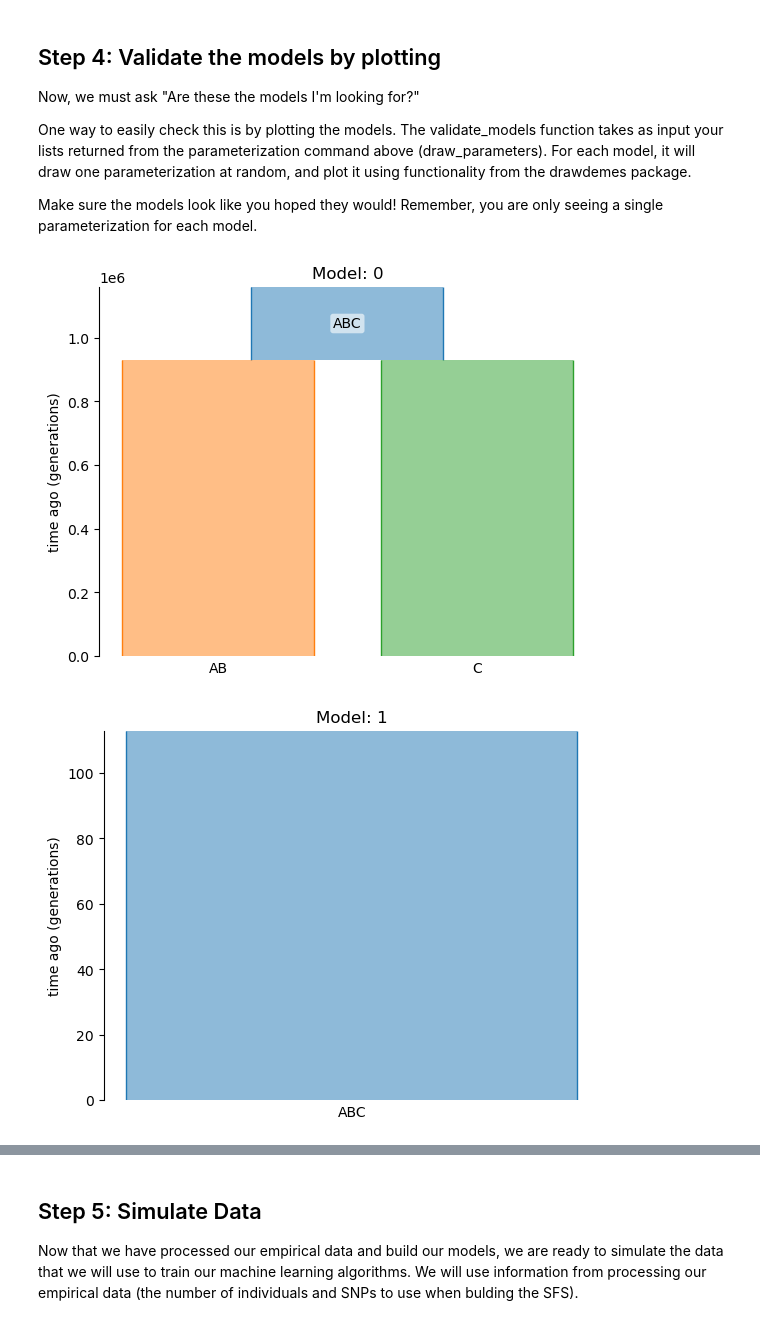
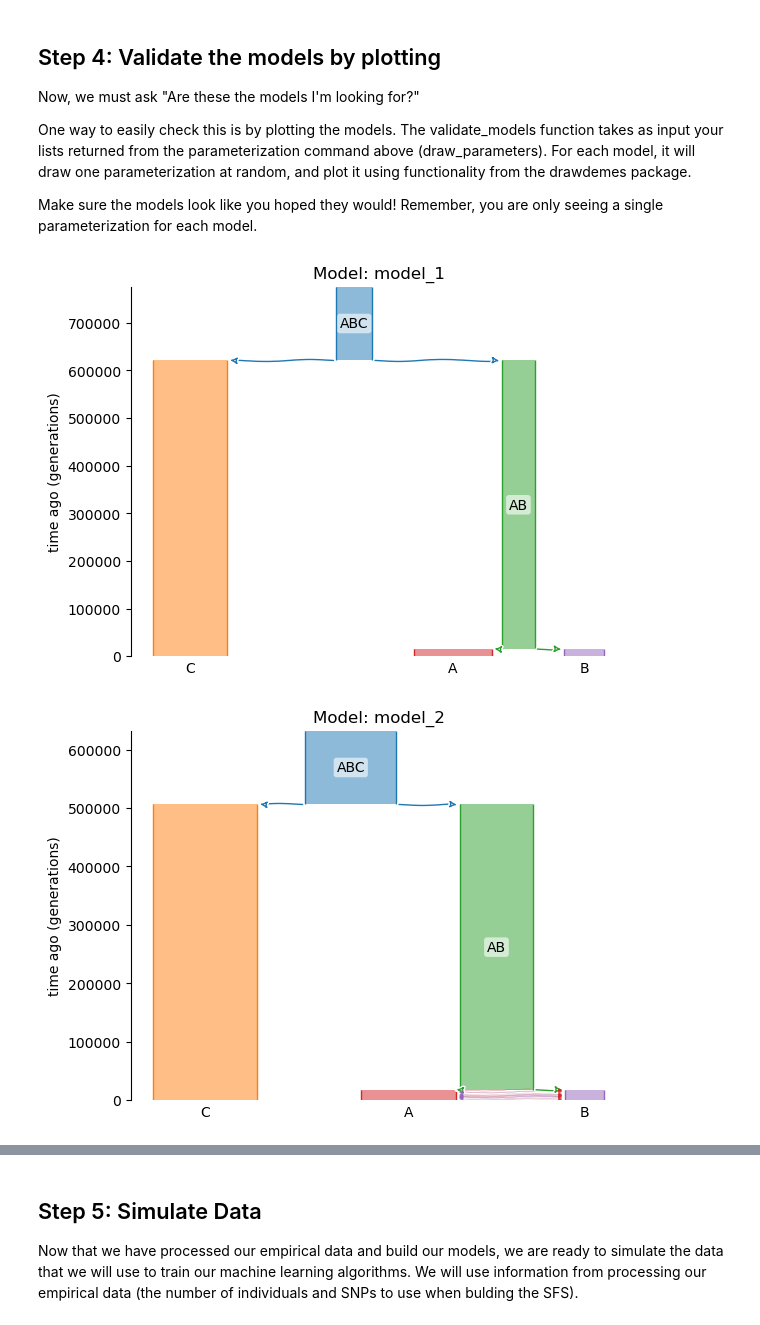
Before and after one commit to SmithLabBio/popai, a Jupyter notebook: docs/notebooks/jupyter_tutorial_3.ipynb, the cells around one changed output, grey strips where cells are left out. Saved outputs shown, nothing was run; the diff lists cells and outputs as text; code cells hidden in the pictures.

Commit message:
added jupyter notebook tutorial for user defined models

```diff
--- a/docs/notebooks/jupyter_tutorial_3.ipynb
+++ b/docs/notebooks/jupyter_tutorial_3.ipynb
@@ -19,7 +19,7 @@ This jupyter notebook walks through each step in running popai, including parsin
 
 We will use the ModelConfigParser class to parse the information from the configuration. A full description of the configuration file, along with an example, is available [here](https://popai.readthedocs.io/en/latest/usage/parsinginput.html). This file provides popai with the information it needs to conduct a species delimitation analysis.
 # %%
-config_parser = parse_input.ModelConfigParser("../input_files/config.txt")
+config_parser = parse_input.ModelConfigParser("../input_files/config_user.txt")
 config_values = config_parser.parse_config()
 # %% [markdown]
 ## Step 2: Process empirical data
@@ -104,3 +83,7 @@ Number of replicates: 3
+# %%
+# build the models
+model_reader = process_user_models.ModelReader(config_values)
+parameterized_models, labels = model_reader.read_models()
 # %% [markdown]
 ## Step 4: Validate the models by  plotting
 
@@ -110,7 +93,7 @@ One way to easily check this is by plotting the models. The validate_models func
 
 Make sure the models look like you hoped they would! Remember, you are only seeing a single parameterization for each model.
 # %%
-model_builder.validate_models(parameterized_models, labels)
+model_reader.validate_models(parameterized_models, labels)
 # %% [output]
-[figure, old version]
+[figure, new version]
-[figure, old version]
+[figure, new version]
```
Also changed, not shown: parts of 20 cells of this notebook, 4 other files.
